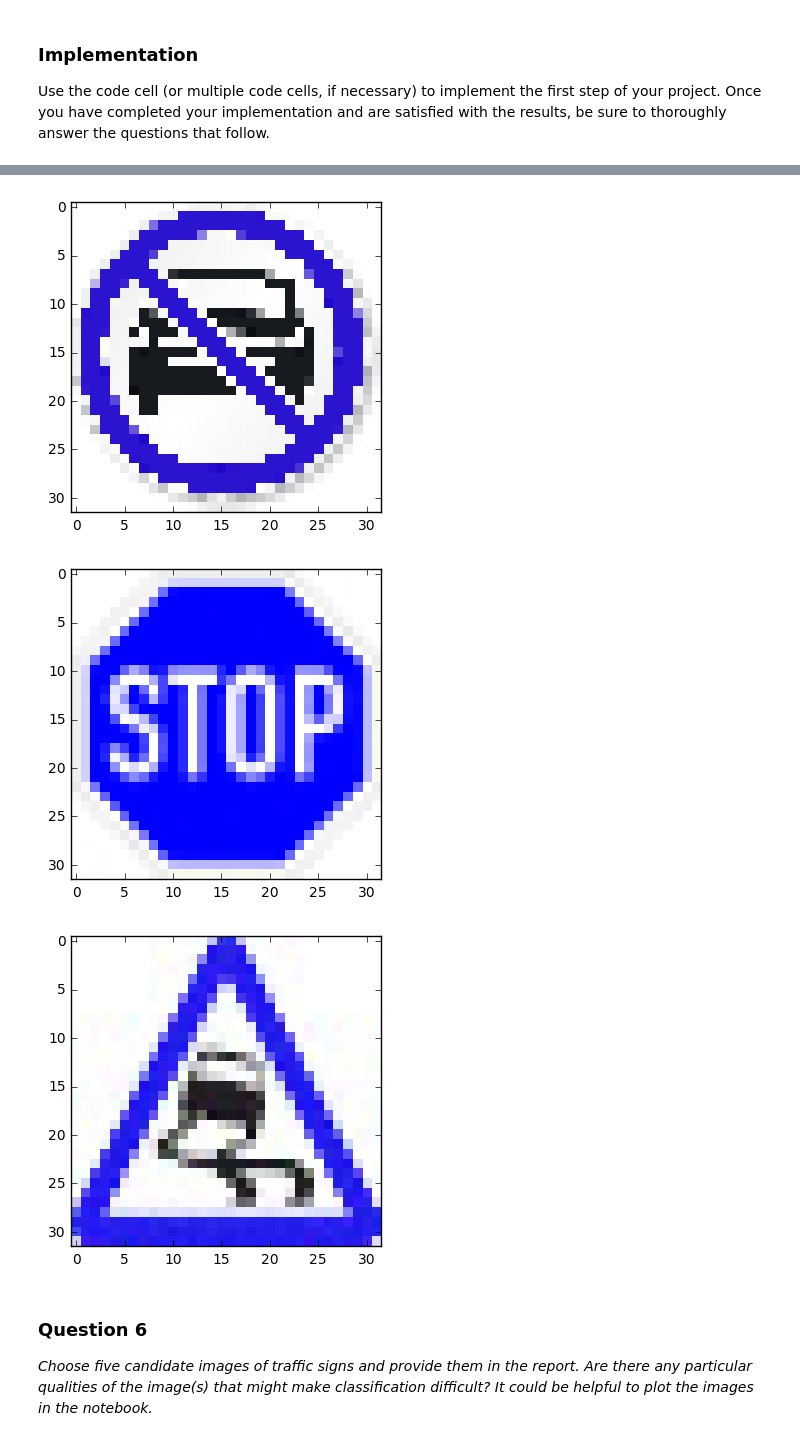
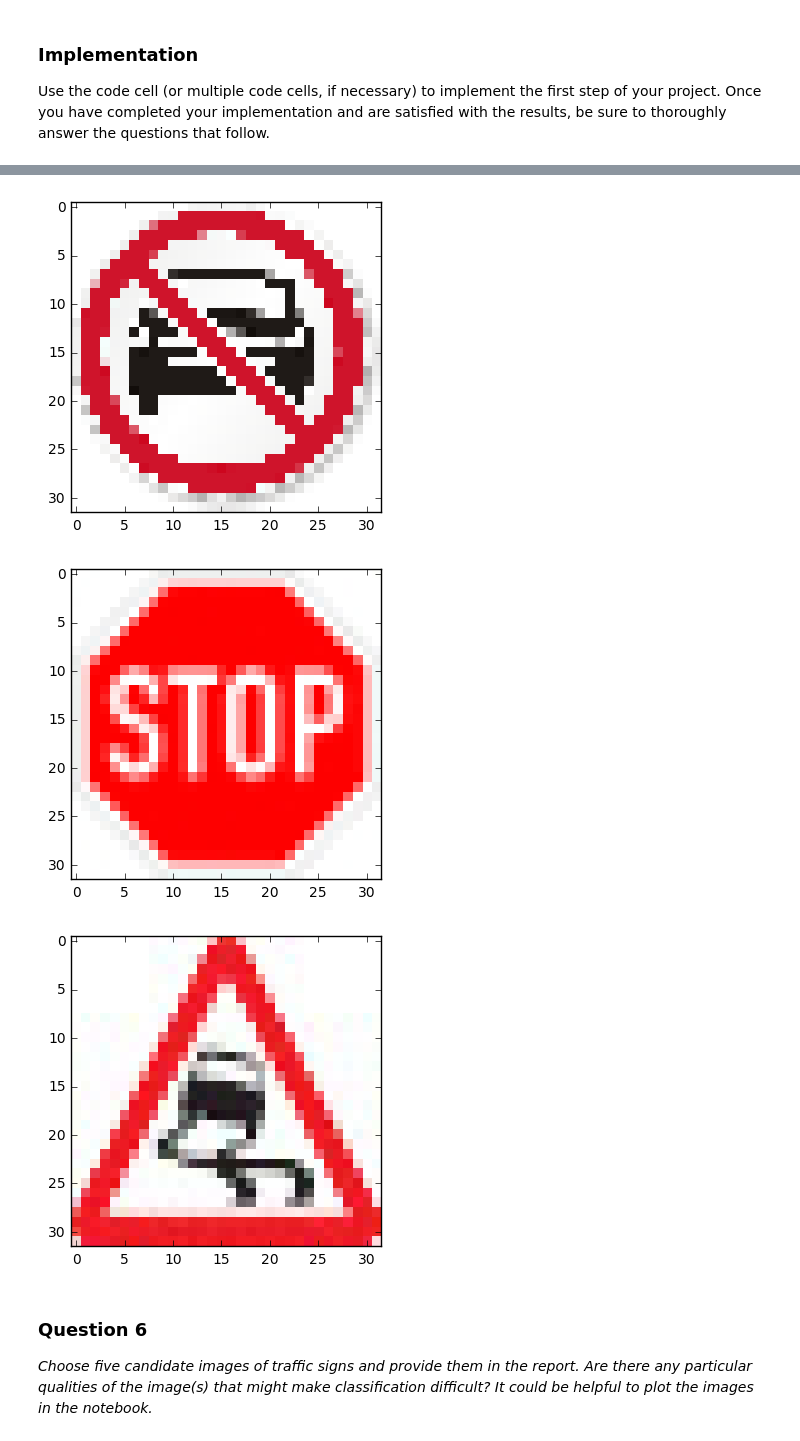
Before and after one commit to bmbigbang/nd, a Jupyter notebook: Traffic_Sign_Classifier.ipynb, the cells around one changed output, grey strips where cells are left out. Saved outputs shown, nothing was run; the diff lists cells and outputs as text; code cells hidden in the pictures.

```diff
--- a/Traffic_Sign_Classifier.ipynb
+++ b/Traffic_Sign_Classifier.ipynb
@@ -183,11 +183,11 @@ X_test, y_test = shuffle(X_test, y_test)
 # X_test = temp
 
 # simple scaling
-X_train = ((X_train - X_train.min()) / (X_train.max() - X_train.min())) + 0.1
+X_train = ((X_train - X_train.min()) / (X_train.max() - X_train.min())) + 0.01
 
-X_test = ((X_test - X_test.min()) / (X_test.max() - X_test.min())) + 0.1
+X_test = ((X_test - X_test.min()) / (X_test.max() - X_test.min())) + 0.01
 
-X_valid = ((X_valid - X_valid.min()) / (X_valid.max() - X_valid.min())) + 0.1
+X_valid = ((X_valid - X_valid.min()) / (X_valid.max() - X_valid.min())) + 0.01
 # %% [markdown]
 ### Question 1
 
@@ -280,7 +282,7 @@ loss = tf.reduce_mean(tf.nn.softmax_cross_entropy_with_logits(logits, one_hot_y)
 
 # introducing variable learning rate
 global_step = tf.Variable(0)  # count the number of steps taken.
-learning_rate = tf.train.exponential_decay(0.00221, global_step, 1000, 0.96)
+learning_rate = tf.train.exponential_decay(0.00221, global_step, 500, 0.96)
 
 # Optimizer.
 optimizer = tf.train.AdamOptimizer(learning_rate=learning_rate)
@@ -292,7 +294,7 @@ training_operation = optimizer.minimize(loss, global_step=global_step)
 
 ### Q3. Train your model here.
 ### Feel free to use as many code cells as needed.
-EPOCHS = 70
+EPOCHS = 30
 
 correct_prediction = tf.equal(tf.argmax(logits, 1), tf.argmax(one_hot_y, 1))
 accuracy_operation = tf.reduce_mean(tf.cast(correct_prediction, tf.float32))
@@ -309,15 +311,19 @@ def evaluate(X_data, y_data):
     return total_accuracy / num_examples
 
 with tf.Session() as sess:
-    sess.run(tf.global_variables_initializer())
+    sess.run(tf.initialize_all_variables())
     num_examples = len(X_train)
     X_train, y_train = shuffle(X_train, y_train)
     print("Training...", "\n")
     for i in range(EPOCHS):
+
         for offset in range(0, num_examples, batch_size):
+
             end = offset + batch_size
             batch_x, batch_y = X_train[offset:end], y_train[offset:end]
             sess.run(training_operation, feed_dict={tf_train_dataset: batch_x, tf_train_labels: batch_y})
+
+
 
         validation_accuracy = evaluate(X_valid, y_valid)
         print("EPOCH {} ...".format(i+1))
@@ -380,17 +386,19 @@ Use the code cell (or multiple code cells, if necessary) to implement the first
 
 # import os
 # import cv2
-#
+
 # new_files = []
 # for i in os.listdir('traffic_signs'):
 #     if i.endswith('.p'):
 #         continue
 #     print(i)
-#     img = cv2.imread('traffic_signs/{}'.format(i))
+#     img = cv2.imread('traffic_signs/{}'.format(i), cv2.cvtColor(image, cv2.COLOR_BGR2RGB))
 #     res = cv2.resize(img, dsize=(32, 32), interpolation=cv2.INTER_CUBIC)
 #     new_files.append(res)
 #     del img
 import pickle
+# with open('traffic_signs/traf.p', 'wb') as f:
+#     pickle.dump(new_files, f)
 import matplotlib.pyplot as plt
 import matplotlib.cm as cm
 with open('traffic_signs/traf.p', 'rb') as f:
@@ -398,7 +406,7 @@ with open('traffic_signs/traf.p', 'rb') as f:
 
 %matplotlib inline
 for i in new_files:
-    plt.imshow(i, interpolation='nearest', cmap=cm.brg)
+    plt.imshow(i, interpolation='nearest')
     plt.show()
 
 # temp = np.zeros_like(new_files, dtype=np.float32)
@@ -410,5 +418,5 @@ for i in new_files:
 # new_files = temp
 
 # normalize the new image data
-new_files = ((new_files - np.min(new_files)) / (np.max(new_files) - np.min(new_files)))
+new_files = ((new_files - np.min(new_files)) / (np.max(new_files) - np.min(new_files))) + 0.1
 # %% [output]
@@ -417,6 +425,6 @@ new_files = ((new_files - np.min(new_files)) / (np.max(new_files) - np.min(new_f
-[figure, old version]
+[figure, new version]
-[figure, old version]
+[figure, new version]
-[figure, old version]
+[figure, new version]
 # %% [markdown]
 ### Question 6
 
```
Also changed, not shown: parts of 14 cells of this notebook, 4 other files.
